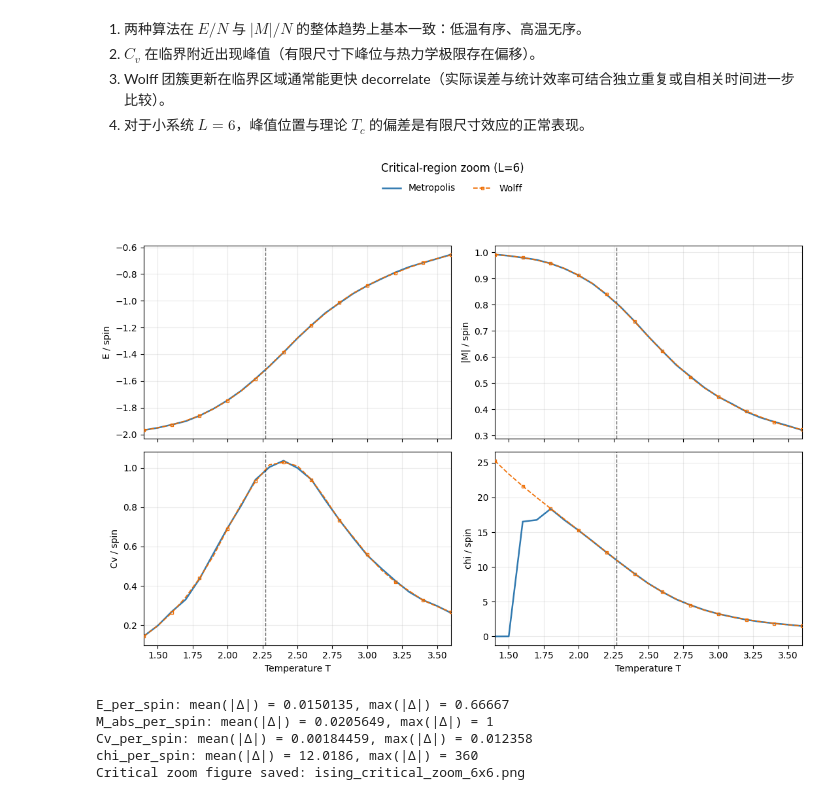
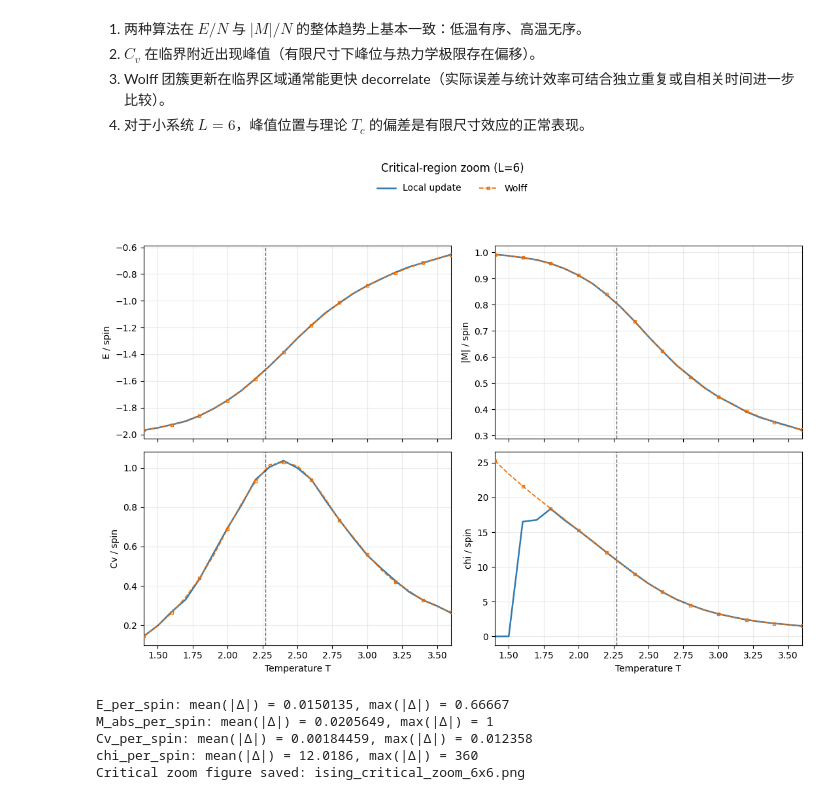
Before and after one commit to blouwern/mcmc-ising-simulation-demo, a Jupyter notebook: conclusion.ipynb, the cells around one changed output. Saved outputs shown, nothing was run; the diff lists cells and outputs as text; code cells hidden in the pictures.

```diff
--- a/conclusion.ipynb
+++ b/conclusion.ipynb
@@ -194,7 +194,7 @@ style_m = dict(
     linewidth=1.8,
     alpha=0.9,
     zorder=2,
-    label="Metropolis",
+    label="Local update",
 )
 style_w = dict(
     color="#ef6c00",
@@ -232,34 +232,34 @@ ax_chi.plot(w["T"], w["chi_per_spin"], **style_w)
 ax_chi.set_ylabel("chi / spin")
 ax_chi.set_xlabel("Temperature T")
 ax_chi.grid(alpha=0.25)
 
 for ax in axes.flat:
     ax.axvline(Tc, ls="--", lw=1.0, color="k", alpha=0.6)
     ax.set_xlim(*window)
 
 handles, labels = ax_e.get_legend_handles_labels()
 fig.suptitle("Critical-region zoom (L=6)", y=0.995)
 fig.legend(
     handles,
     labels,
     loc="upper center",
     bbox_to_anchor=(0.5, 0.97),
     ncol=2,
     frameon=False,
 )
 fig.tight_layout(rect=[0, 0, 1, 0.9])
 fig.savefig("ising_critical_zoom_6x6.png", dpi=220)
 plt.show()
 
 # Compare the two methods on common temperature points.
 merged = metro.merge(wolff, on="T", suffixes=("_m", "_w"))
 for col in ["E_per_spin", "M_abs_per_spin", "Cv_per_spin", "chi_per_spin"]:
     diff = np.abs(merged[f"{col}_m"] - merged[f"{col}_w"])
     print(f"{col}: mean(|Δ|) = {diff.mean():.6g}, max(|Δ|) = {diff.max():.6g}")
 
 print("Critical zoom figure saved: ising_critical_zoom_6x6.png")
 # %% [output]
-[figure, old version]
+[figure, new version]
 E_per_spin: mean(|Δ|) = 0.0150135, max(|Δ|) = 0.66667
 M_abs_per_spin: mean(|Δ|) = 0.0205649, max(|Δ|) = 1
 Cv_per_spin: mean(|Δ|) = 0.00184459, max(|Δ|) = 0.012358
```
Also changed, not shown: parts of 1 cell of this notebook, 2 other files.
